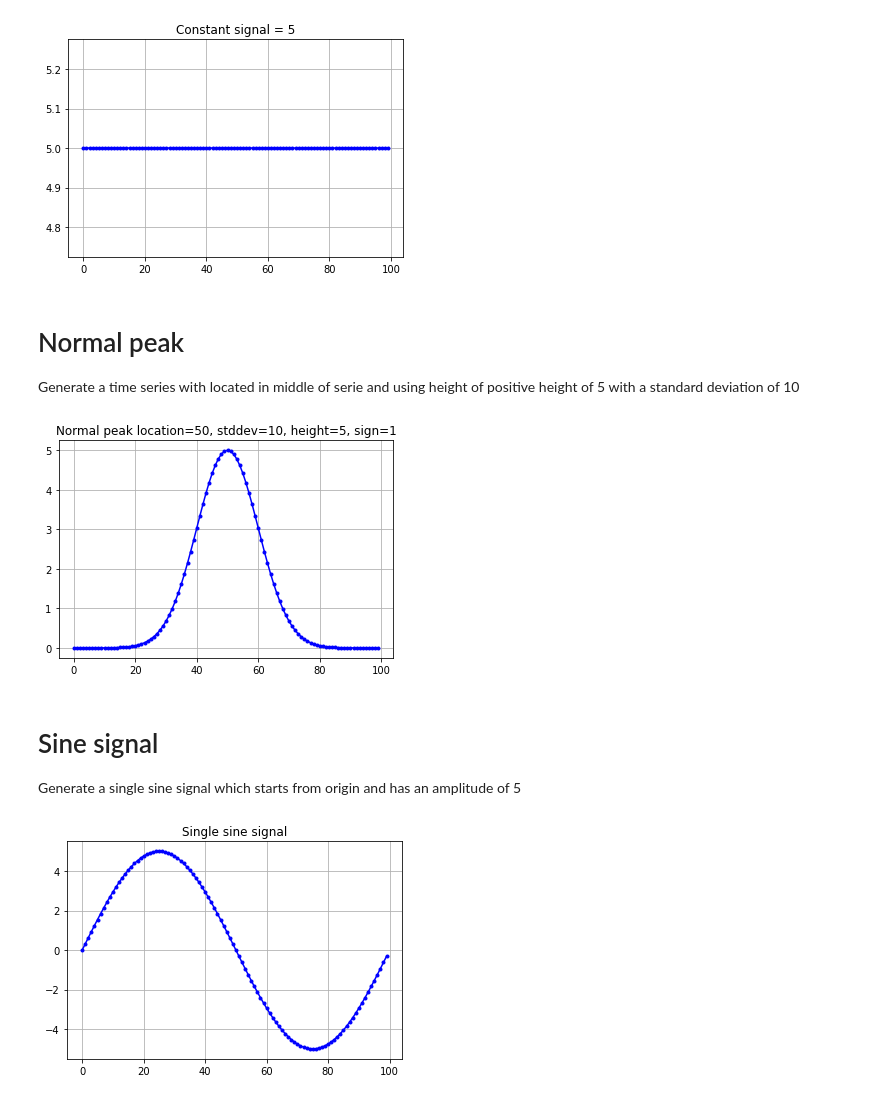
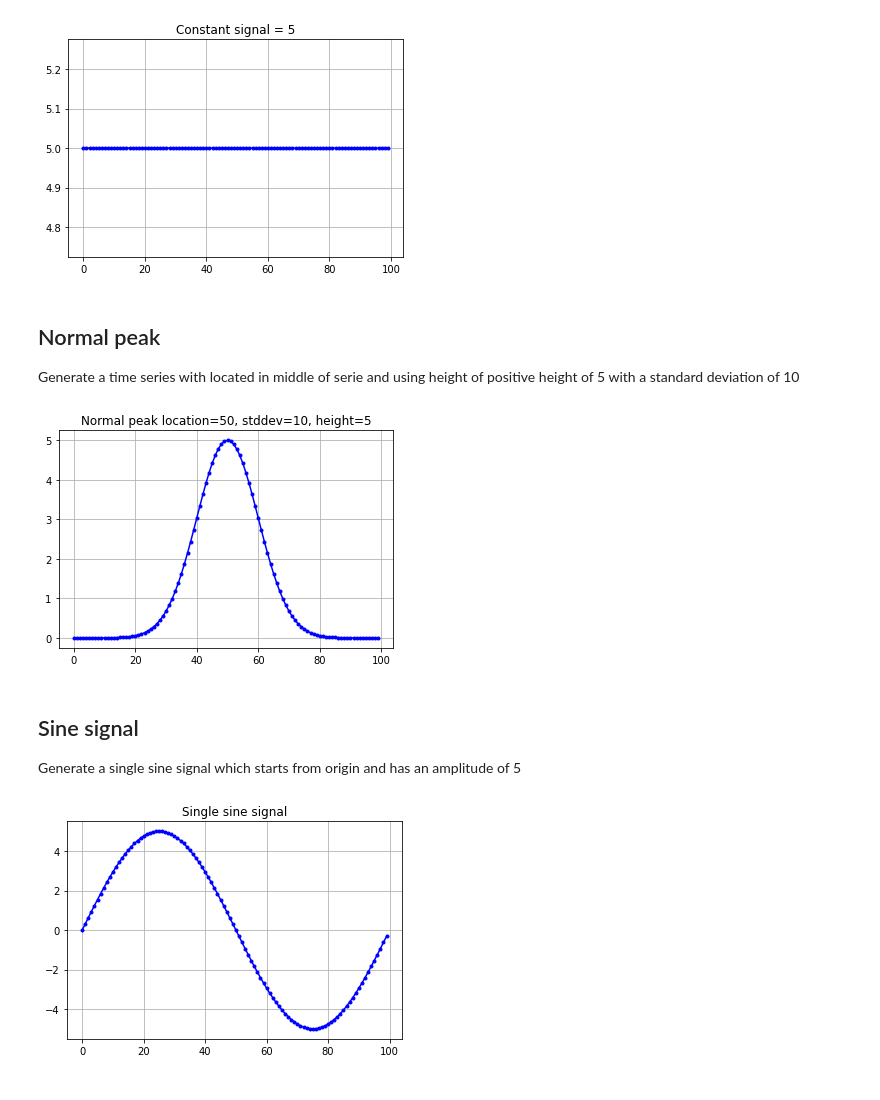
Before and after one commit to sequgen/notebooks, a Jupyter notebook: gallery.ipynb, the cells around one changed output. Drawn from its saved outputs; the diff is of its cells as text; code cells hidden in the pictures.

```diff
--- a/gallery.ipynb
+++ b/gallery.ipynb
@@ -27,18 +29,18 @@ plot('Constant signal = 5',
 # %% [output]
 [figure]
 # %% [markdown]
-# Normal peak
+## Normal peak
 
 Generate a time series with located in middle of serie and using height of positive height of 5 with a standard deviation of 10
 # %%
 from sequgen.deterministic.normal_peak import normal_peak
 # %%
-plot('Normal peak location=50, stddev=10, height=5, sign=1',
-    normal_peak(t_predict, location=50, stddev=10, height=5, sign=1))
+plot('Normal peak location=50, stddev=10, height=5',
+    normal_peak(t_predict, location=50, stddev=10, height=5))
 # %% [output]
-[figure, old version]
+[figure, new version]
 # %% [markdown]
-# Sine signal
+## Sine signal
 
 Generate a single sine signal which starts from origin and has an amplitude of 5
 # %%
```
Also changed, not shown: parts of 9 cells of this notebook, 3 other files.
